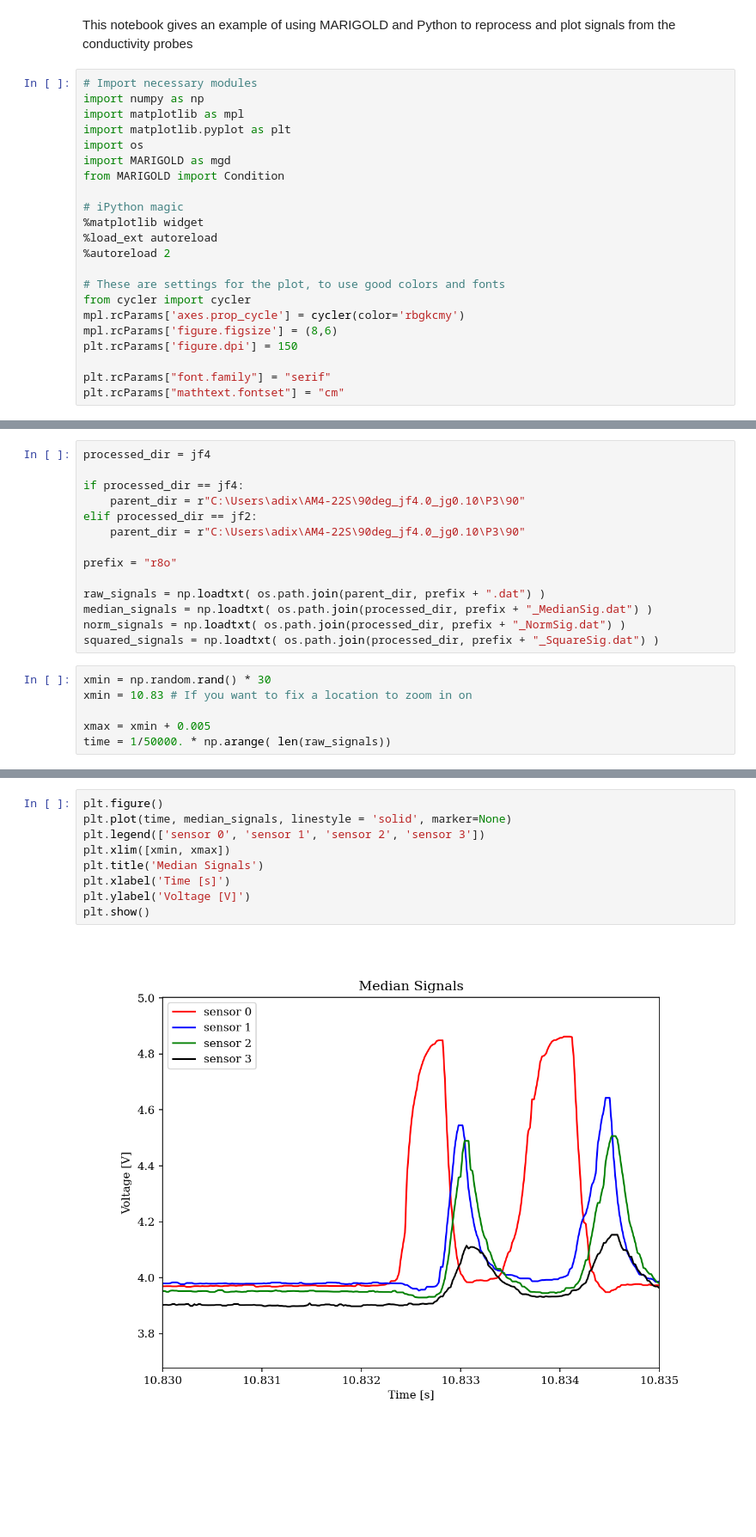
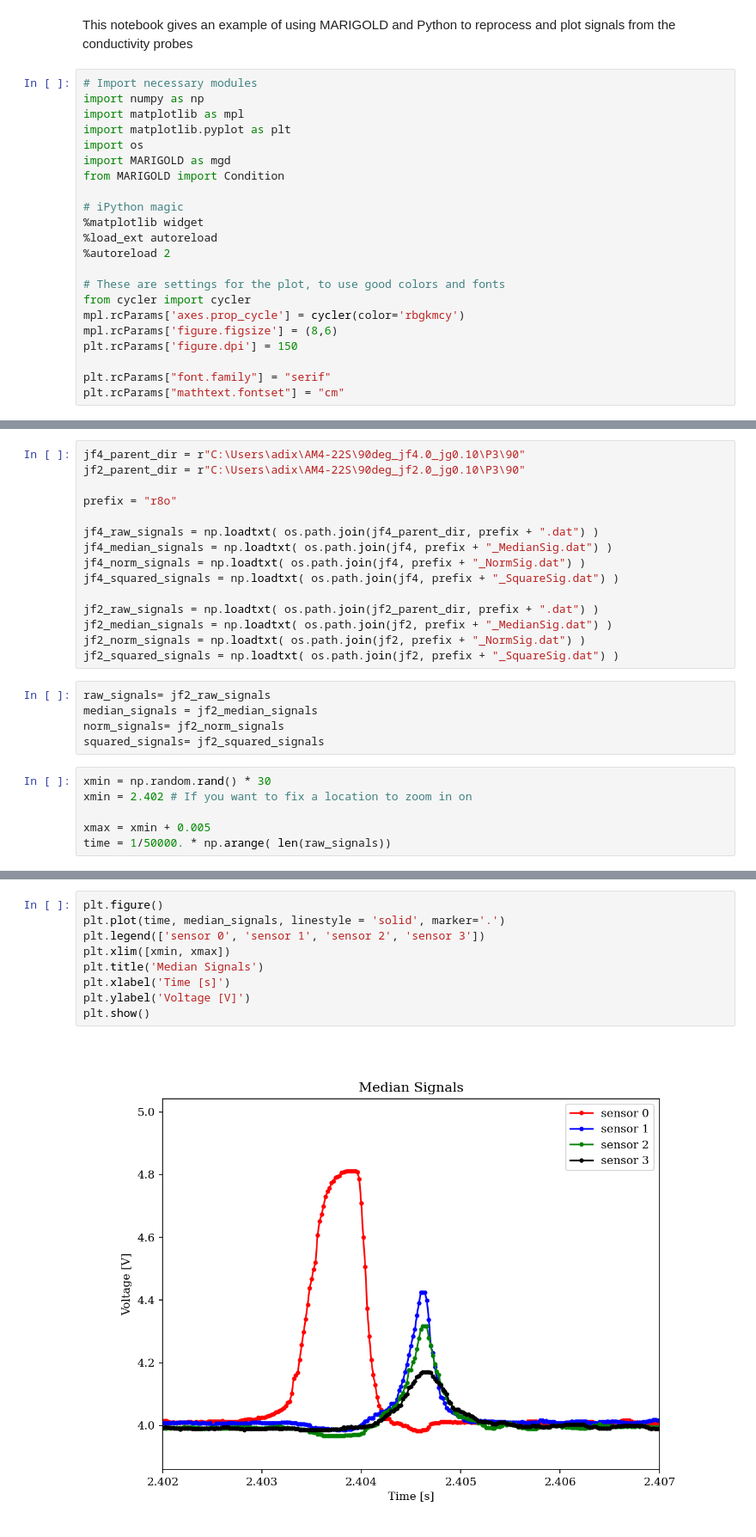
Before and after one commit to Advanced-Reactor-Thermal-Hydaulics-Lab/MARIGOLD, a Jupyter notebook: examples/signal_analysis.ipynb, the cells around one changed output, grey strips where cells are left out. Shown at 86% size. Drawn from its saved outputs; the diff is of its cells as text; blank space fills up the shorter version.

Commit message:
fixing interp_area_avg, something with signal analysis

```diff
--- a/examples/signal_analysis.ipynb
+++ b/examples/signal_analysis.ipynb
@@ -16,7 +16,7 @@ from MARIGOLD import Condition
 
 # These are settings for the plot, to use good colors and fonts
 from cycler import cycler
-mpl.rcParams['axes.prop_cycle'] = cycler(color='rbgkcmy')
+mpl.rcParams['axes.prop_cycle'] = cycler(color='rbgkmcy')
 mpl.rcParams['figure.figsize'] = (8,6)
 plt.rcParams['figure.dpi'] = 150
 
@@ -31,20 +30,26 @@ jf4 = mgd.process_dir(r"C:\Users\adix\AM4-22S\90deg_jf4.0_jg0.10\P3\90", "AM4-22
 # %%
-processed_dir = jf4
-
-if processed_dir == jf4:
-    parent_dir = r"C:\Users\adix\AM4-22S\90deg_jf4.0_jg0.10\P3\90"
-elif processed_dir == jf2:
-    parent_dir = r"C:\Users\adix\AM4-22S\90deg_jf4.0_jg0.10\P3\90"
+jf4_parent_dir = r"C:\Users\adix\AM4-22S\90deg_jf4.0_jg0.10\P3\90"
+jf2_parent_dir = r"C:\Users\adix\AM4-22S\90deg_jf2.0_jg0.10\P3\90"
 
 prefix = "r8o"
 
-raw_signals = np.loadtxt( os.path.join(parent_dir, prefix + ".dat") )
-median_signals = np.loadtxt( os.path.join(processed_dir, prefix + "_MedianSig.dat") )
-norm_signals = np.loadtxt( os.path.join(processed_dir, prefix + "_NormSig.dat") )
-squared_signals = np.loadtxt( os.path.join(processed_dir, prefix + "_SquareSig.dat") )
+jf4_raw_signals = np.loadtxt( os.path.join(jf4_parent_dir, prefix + ".dat") )
+jf4_median_signals = np.loadtxt( os.path.join(jf4, prefix + "_MedianSig.dat") )
+jf4_norm_signals = np.loadtxt( os.path.join(jf4, prefix + "_NormSig.dat") )
+jf4_squared_signals = np.loadtxt( os.path.join(jf4, prefix + "_SquareSig.dat") )
+
+jf2_raw_signals = np.loadtxt( os.path.join(jf2_parent_dir, prefix + ".dat") )
+jf2_median_signals = np.loadtxt( os.path.join(jf2, prefix + "_MedianSig.dat") )
+jf2_norm_signals = np.loadtxt( os.path.join(jf2, prefix + "_NormSig.dat") )
+jf2_squared_signals = np.loadtxt( os.path.join(jf2, prefix + "_SquareSig.dat") )
+# %%
+raw_signals= jf2_raw_signals
+median_signals = jf2_median_signals
+norm_signals= jf2_norm_signals
+squared_signals= jf2_squared_signals
 # %%
 xmin = np.random.rand() * 30
-xmin = 10.83 # If you want to fix a location to zoom in on
+xmin = 2.402 # If you want to fix a location to zoom in on
 
 xmax = xmin + 0.005
 time = 1/50000. * np.arange( len(raw_signals))
@@ -62,13 +67,13 @@ plt.show()
 # %%
 plt.figure()
-plt.plot(time, median_signals, linestyle = 'solid', marker=None)
+plt.plot(time, median_signals, linestyle = 'solid', marker='.')
 plt.legend(['sensor 0', 'sensor 1', 'sensor 2', 'sensor 3'])
 plt.xlim([xmin, xmax])
 plt.title('Median Signals')
 plt.xlabel('Time [s]')
 plt.ylabel('Voltage [V]')
 plt.show()
 # %% [output]
-[figure, old version]
+[figure, new version]
 # %%
 plt.figure()
```
Also changed, not shown: parts of 5 cells of this notebook, 1 other file.
